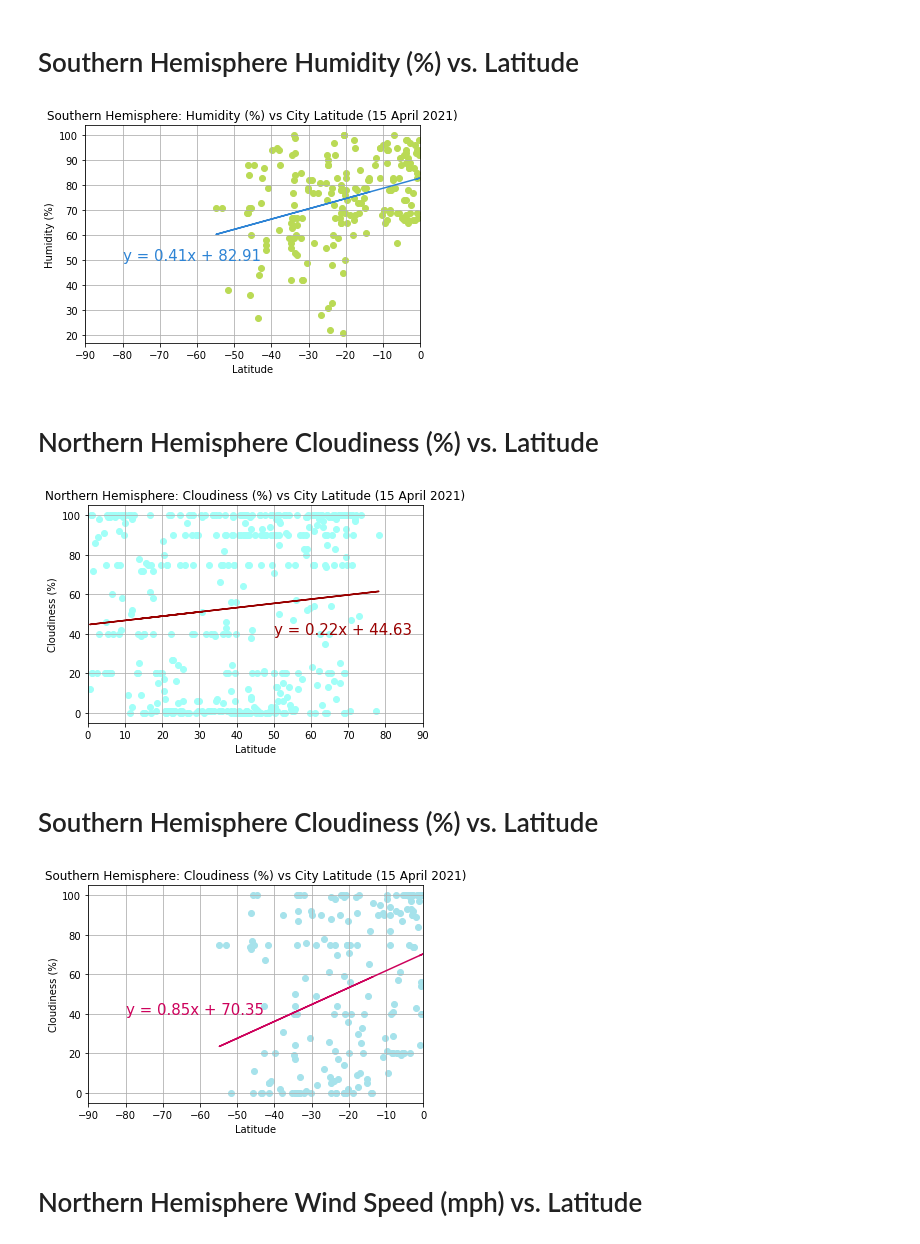
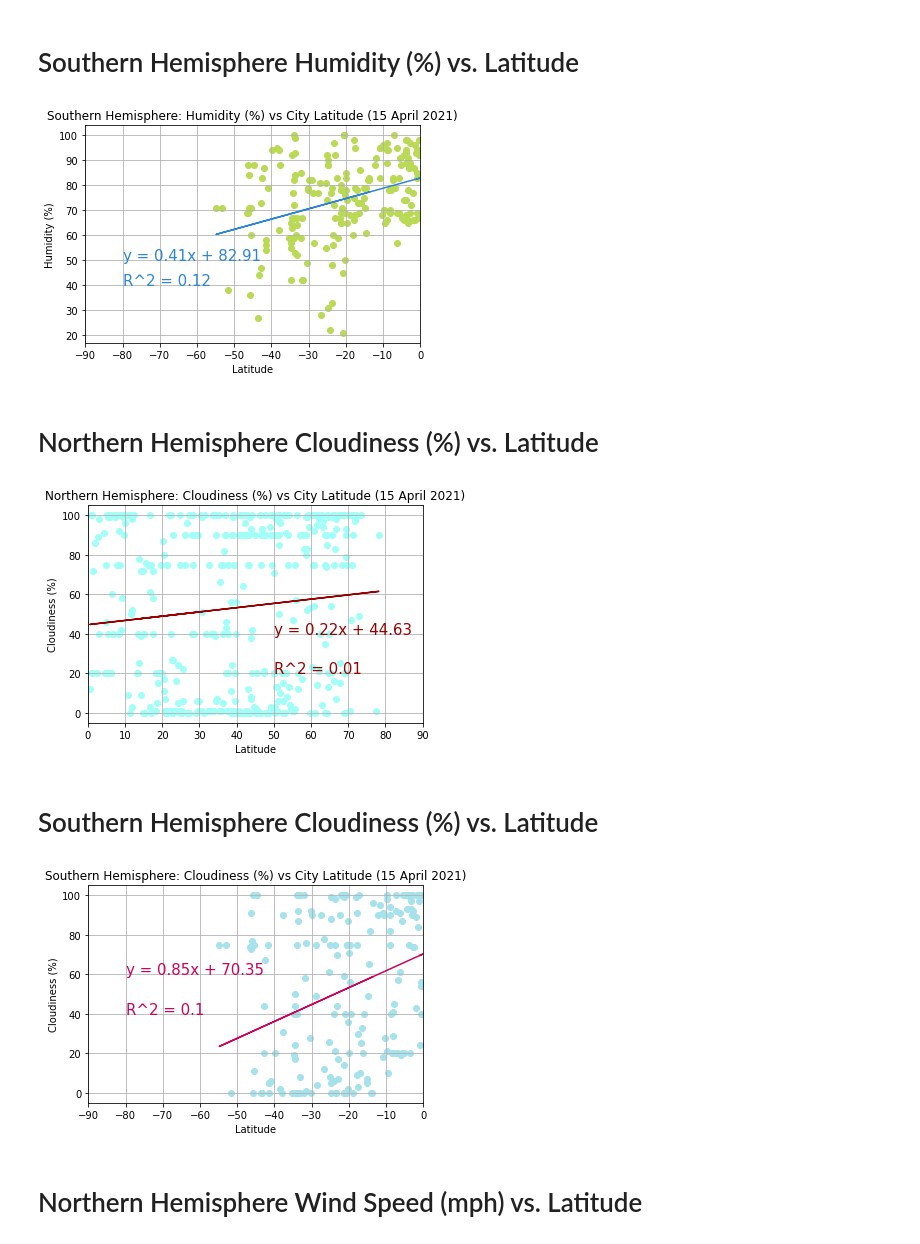
Before and after one commit to zarzarbinks0702/Global-Weather-Analysis, a Jupyter notebook: WeatherPy/WeatherPy.ipynb, the cells around one changed output. Cells and saved outputs as stored; diff of their text form; code cells hidden in the pictures.

Commit message:
added r squared
added r-squared values to the plots for analysis

```diff
--- a/WeatherPy/WeatherPy.ipynb
+++ b/WeatherPy/WeatherPy.ipynb
@@ -427,13 +430,14 @@ plt.grid()
 plt.plot(s_lat, hs_regress, color="#2e84d5")
 #setting properties for the regression line
 plt.annotate(hs_eq,(-80, 50), fontsize=15, color="#2e84d5")
+plt.annotate(f"R^2 = {str(round(hs_r ** 2, 2))}",(-80, 40), fontsize=15, color="#2e84d5")
 
 #save the figure as a png file
 plt.savefig("output_data/south_humidity_vs_lat_15April2021.png")
 
 plt.show()
 # %% [output]
-[figure, old version]
+[figure, new version]
 # %% [markdown]
 # Northern Hemisphere Cloudiness (%) vs. Latitude
 # %%
@@ -457,43 +461,45 @@ plt.grid()
 plt.plot(n_lat, cn_regress, color="#990000")
 #setting properties for the regression line
 plt.annotate(cn_eq,(50, 40), fontsize=15, color="#990000")
+plt.annotate(f"R^2 = {str(round(cn_r ** 2, 2))}",(50, 20), fontsize=15, color="#990000")
 
 #save the figure as a png file
 plt.savefig("output_data/north_cloudiness_vs_lat_15April2021.png")
 
 plt.show()
 # %% [output]
-[figure, old version]
+[figure, new version]
 # %% [markdown]
 # Southern Hemisphere Cloudiness (%) vs. Latitude
 # %%
 #linear regression points (using cs to denote southern cloudiness)
 (cs_slope, cs_int, cs_r, cs_p, cs_stderr) = linregress(s_lat, s_clouds)
 #calculating regress values
 cs_regress = s_lat * cs_slope + cs_int
 #writing the line equation
 cs_eq = f"y = {str(round(cs_slope, 2))}x + {str(round(cs_int, 2))}"
 
 #creating the coludiness vs lat plot
 plt.scatter(s_lat, s_clouds, color="#a6e2eb")
 #setting plot properties
 plt.title("Southern Hemisphere: Cloudiness (%) vs City Latitude (15 April 2021)")
 plt.xlabel("Latitude")
 plt.ylabel("Cloudiness (%)")
 plt.xlim([-90, 0])
 plt.grid()
 
 #plotting linear regression line
 plt.plot(s_lat, cs_regress, color="#cd025c")
 #setting properties for the regression line
-plt.annotate(cs_eq,(-80, 40), fontsize=15, color="#cd025c")
+plt.annotate(cs_eq,(-80, 60), fontsize=15, color="#cd025c")
+plt.annotate(f"R^2 = {str(round(cs_r ** 2, 2))}",(-80, 40), fontsize=15, color="#cd025c")
 
 #save the figure as a png file
 plt.savefig("output_data/south_cloudiness_vs_lat_15April2021.png")
 
 plt.show()
 # %% [output]
-[figure, old version]
+[figure, new version]
 # %% [markdown]
 # Northern Hemisphere Wind Speed (mph) vs. Latitude
 # %%
```
Also changed, not shown: parts of 5 cells of this notebook, 8 other files.
